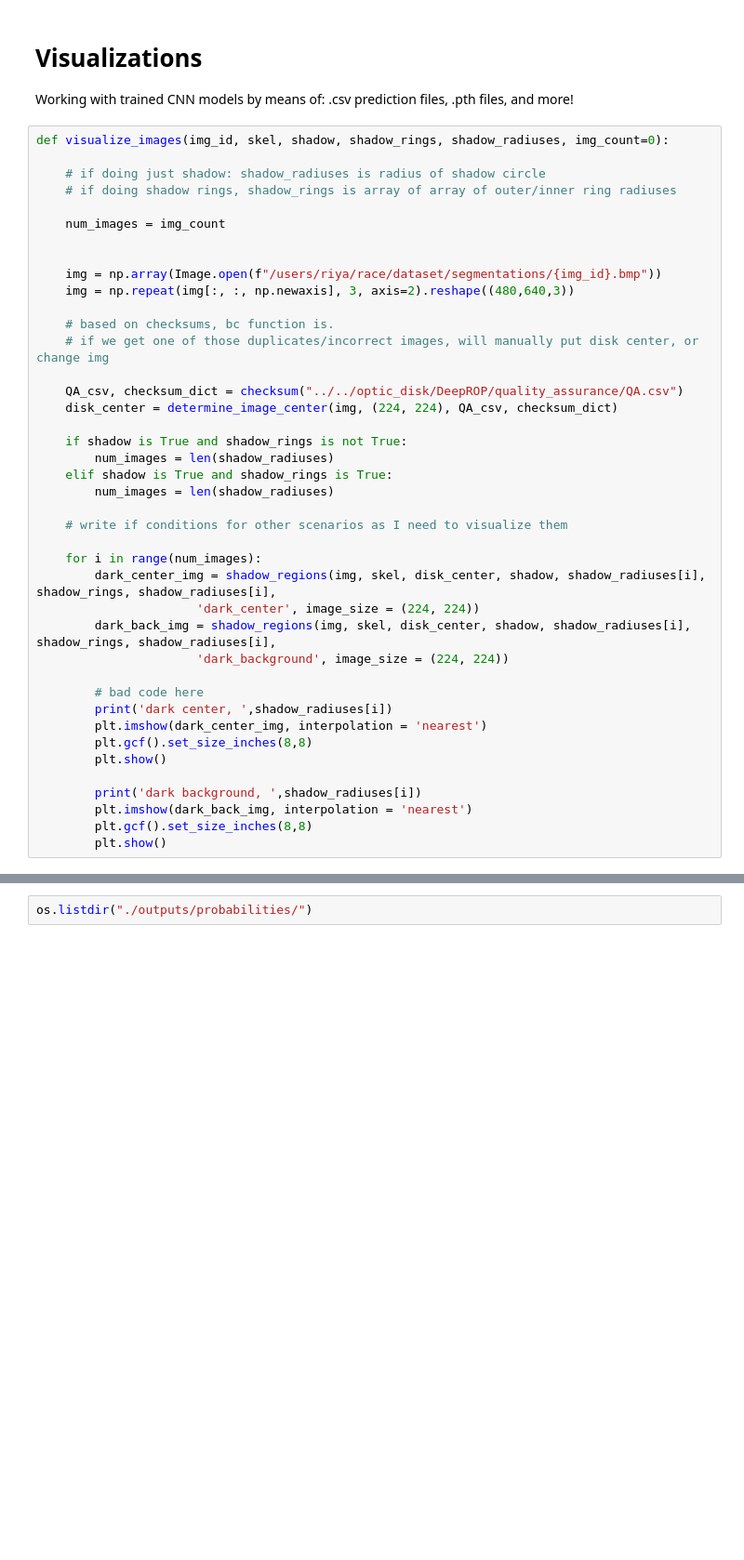
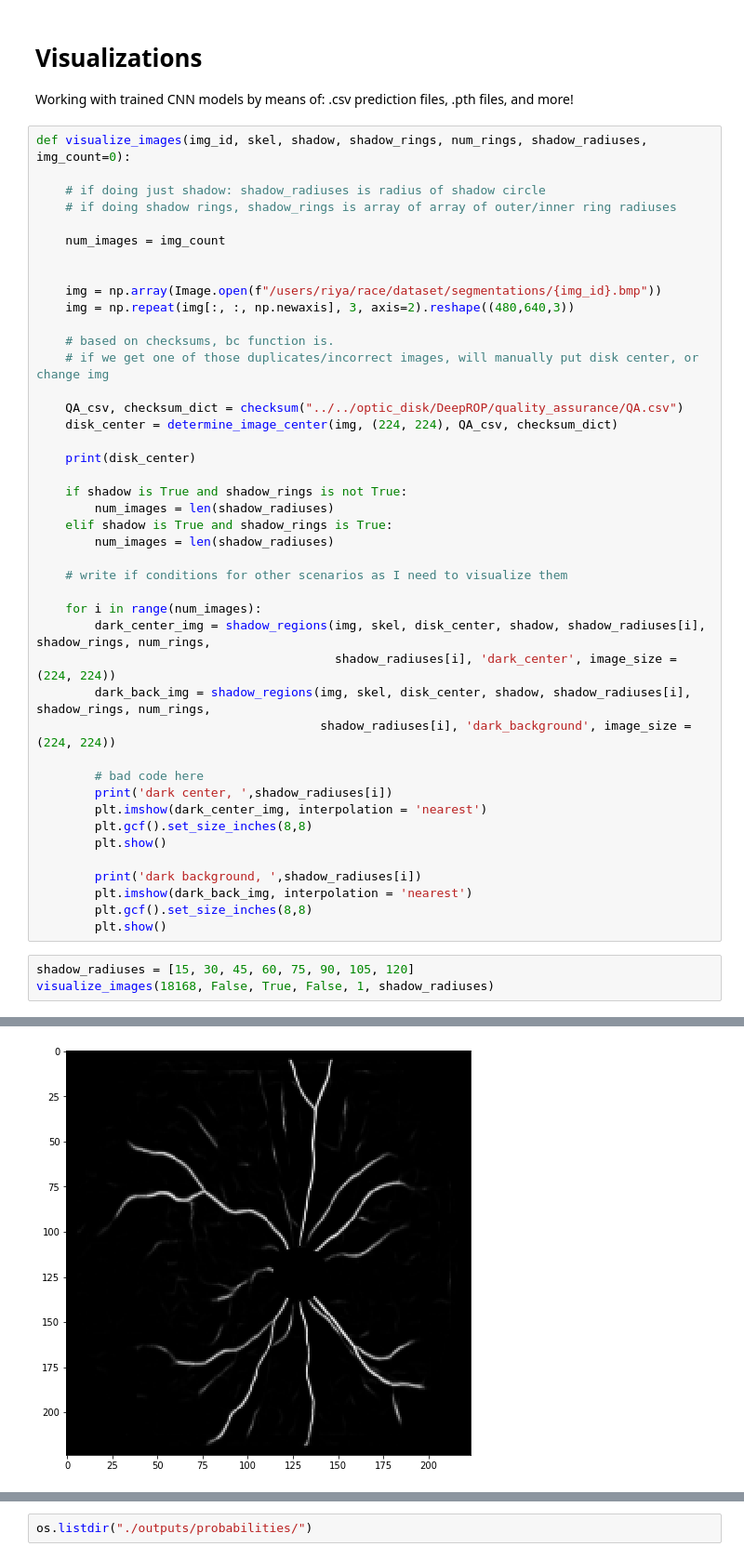
Before and after one commit to Centrattic/race, a Jupyter notebook: classifier_experiments/CNN_visualization.ipynb, the cells around one changed output, grey strips where cells are left out. Shown: that part at 93% size. Cells and saved outputs as stored; diff of their text form; blank space fills up the shorter version.

```diff
--- a/classifier_experiments/CNN_visualization.ipynb
+++ b/classifier_experiments/CNN_visualization.ipynb
@@ -34,7 +34,7 @@ from train0 import checksum, determine_image_center, shadow_regions
 
 Working with trained CNN models by means of: .csv prediction files, .pth files, and more!
 # %%
-def visualize_images(img_id, skel, shadow, shadow_rings, shadow_radiuses, img_count=0):
+def visualize_images(img_id, skel, shadow, shadow_rings, num_rings, shadow_radiuses, img_count=0):
 
     # if doing just shadow: shadow_radiuses is radius of shadow circle
     # if doing shadow rings, shadow_rings is array of array of outer/inner ring radiuses
@@ -51,6 +51,8 @@ def visualize_images(img_id, skel, shadow, shadow_rings, shadow_radiuses, img_co
     QA_csv, checksum_dict = checksum("../../optic_disk/DeepROP/quality_assurance/QA.csv")
     disk_center = determine_image_center(img, (224, 224), QA_csv, checksum_dict)
 
+    print(disk_center)
+
     if shadow is True and shadow_rings is not True:
         num_images = len(shadow_radiuses)
     elif shadow is True and shadow_rings is True:
@@ -59,10 +61,10 @@ def visualize_images(img_id, skel, shadow, shadow_rings, shadow_radiuses, img_co
     # write if conditions for other scenarios as I need to visualize them
 
     for i in range(num_images):
-        dark_center_img = shadow_regions(img, skel, disk_center, shadow, shadow_radiuses[i], shadow_rings, shadow_radiuses[i],
-                      'dark_center', image_size = (224, 224))
-        dark_back_img = shadow_regions(img, skel, disk_center, shadow, shadow_radiuses[i], shadow_rings, shadow_radiuses[i],
-                      'dark_background', image_size = (224, 224))
+        dark_center_img = shadow_regions(img, skel, disk_center, shadow, shadow_radiuses[i], shadow_rings, num_rings,
+                                         shadow_radiuses[i], 'dark_center', image_size = (224, 224))
+        dark_back_img = shadow_regions(img, skel, disk_center, shadow, shadow_radiuses[i], shadow_rings, num_rings,
+                                       shadow_radiuses[i], 'dark_background', image_size = (224, 224))
 
         # bad code here
         print('dark center, ',shadow_radiuses[i])
@@ -74,3 +76,7 @@ def visualize_images(img_id, skel, shadow, shadow_rings, shadow_radiuses, img_co
         plt.imshow(dark_back_img, interpolation = 'nearest')
         plt.gcf().set_size_inches(8,8)
         plt.show()
+# %%
+shadow_radiuses = [15, 30, 45, 60, 75, 90, 105, 120]
+visualize_images(18168, False, True, False, 1, shadow_radiuses)
+# %% [output]
@@ -76,0 +84 @@ def visualize_images(img_id, skel, shadow, shadow_rings, shadow_radiuses, img_co
+[figure, added]
```
Also changed, not shown: parts of 5 cells of this notebook, 5 other files.
